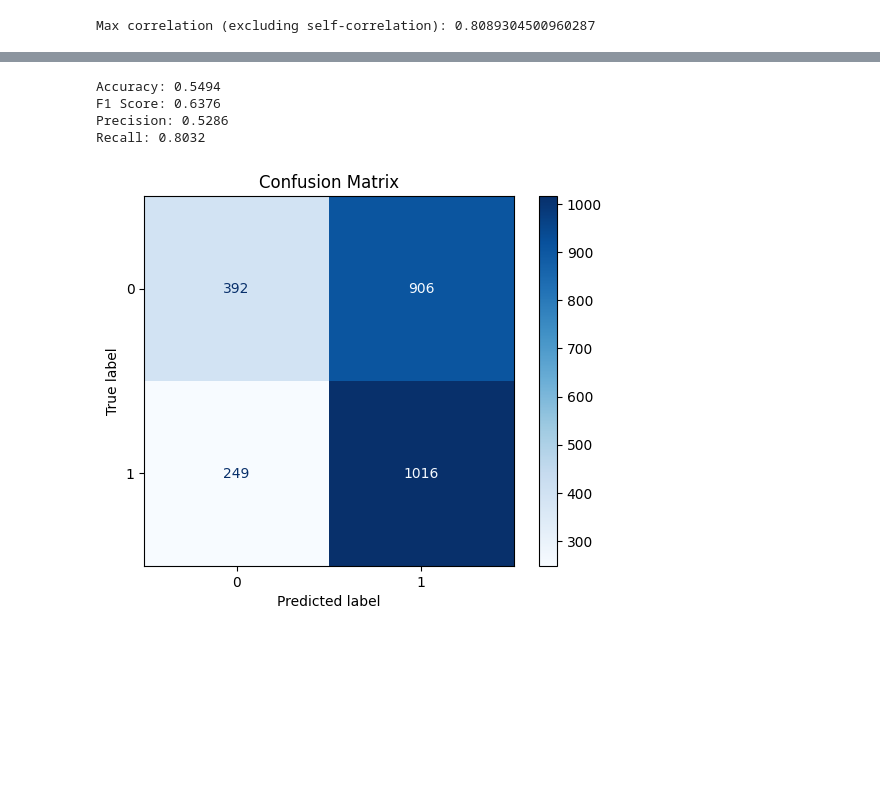
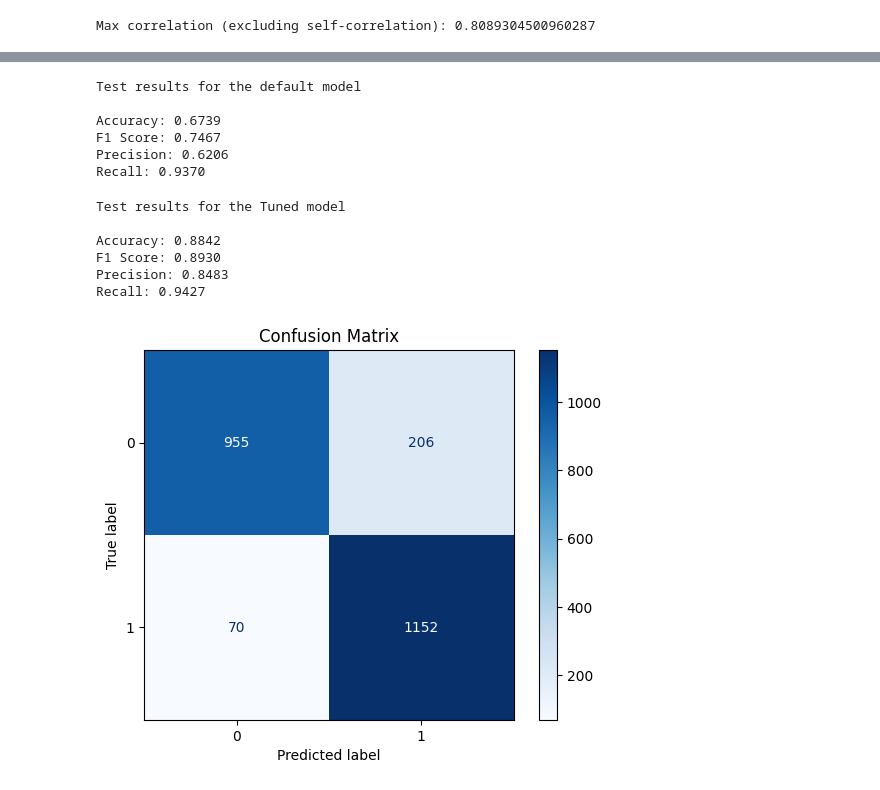
Before and after one commit to anisha150213/CS-790-Project, a Jupyter notebook: main.ipynb, the cells around one changed output, grey strips where cells are left out. Cells and saved outputs as stored; diff of their text form; code cells hidden in the pictures; blank space fills up the shorter version.

Commit message:
trained and model evaluation

```diff
--- a/main.ipynb
+++ b/main.ipynb
@@ -198,7 +208,9 @@ info_df = merged_df[['SubjectID', 'VideoID']].copy()
 timestamps = []
 for (subj, vid), group in info_df.groupby(['SubjectID', 'VideoID']):
     n_samples = len(group)
-    group_times = [i * 0.5 for i in range(n_samples)]  # 0.5 second intervals
+    group_times = [i * 0.5 for i in range(n_samples)]
     timestamps.extend(group_times)
 
+merged_df['Timestamp_sec'] = timestamps
 info_df['Timestamp_sec'] = timestamps
+merged_df.head()
@@ -209,5 +254,11 @@ X = X.reshape((X.shape[0], 1, X.shape[1]))
 # X_train, X_test, y_train, y_test = train_test_split(X, y, test_size=0.2, random_state=42)
 
 X_train, X_test, y_train, y_test, info_train, info_test = train_test_split(
-    X, y, info_df, test_size=0.2, random_state=42
+    X_seq, y_seq, info_seq_df,
+    test_size=0.2,
+    random_state=42,
+    stratify=y_seq
 )
+
+print("Train shapes:", X_train.shape, y_train.shape, info_train.shape)
+print("Test  shapes:", X_test.shape,  y_test.shape,  info_test.shape)
@@ -296,4 +464,5 @@ Best fold based on Accuracy: Fold 10 with Accuracy 0.5683
 # %%
-# best model
-best_model = load_model(f'saved_models/lstm_fold_{best_fold_no}.h5')
+# best models
+best_model_default = load_model(f'{default_folder}/lstm_fold_{best_fold_no_default}.h5')
+best_model_tuned = load_model(f'{tuned_folder}/lstm_fold_{best_fold_no_tuned}.h5')
 # %%
@@ -318,0 +488,11 @@ print(np.unique(y_pred_class))
+# %%
+# tuned model
+test_loss_tuned, test_acc_tuned = best_model_tuned.evaluate(X_test,
+                                                   y_test, verbose=1)
+print(f"Test loss: {test_loss_tuned:.4f}, Test accuracy: {test_acc_tuned:.4f}")
+
+y_pred_prob_tuned = best_model_tuned.predict(X_test).flatten()
+print("Predicted probabilities for tuned model:", y_pred_prob_tuned[:10])
+
+y_pred_class_tuned = (y_pred_prob_tuned > 0.40).astype(int)
+print(np.unique(y_pred_class_tuned))
@@ -331,29 +522,51 @@ result_df = pd.concat([
 result_df.to_csv('test_results.csv', index=False)
 # %%
 # Evaluate the model
-accuracy = accuracy_score(y_test, y_pred_class)
-f1 = f1_score(y_test, y_pred_class)
-precision = precision_score(y_test, y_pred_class)
-recall = recall_score(y_test, y_pred_class)
+accuracy_d = accuracy_score(y_test, y_pred_class_default)
+f1_d = f1_score(y_test, y_pred_class_default)
+precision_d = precision_score(y_test, y_pred_class_default)
+recall_d = recall_score(y_test, y_pred_class_default)
 
-print(f"Accuracy: {accuracy:.4f}")
-print(f"F1 Score: {f1:.4f}")
-print(f"Precision: {precision:.4f}")
-print(f"Recall: {recall:.4f}")
+print(f"Test results for the default model\n")
+print(f"Accuracy: {accuracy_d:.4f}")
+print(f"F1 Score: {f1_d:.4f}")
+print(f"Precision: {precision_d:.4f}")
+print(f"Recall: {recall_d:.4f}")
 # %% [output]
-Accuracy: 0.5494
-F1 Score: 0.6376
-Precision: 0.5286
-Recall: 0.8032
+Test results for the default model
+
+Accuracy: 0.6739
+F1 Score: 0.7467
+Precision: 0.6206
+Recall: 0.9370
+# %%
+# Evaluate the model
+accuracy = accuracy_score(y_test, y_pred_class_tuned)
+f1 = f1_score(y_test, y_pred_class_tuned)
+precision = precision_score(y_test, y_pred_class_tuned)
+recall = recall_score(y_test, y_pred_class_tuned)
+
+print(f"Test results for the Tuned model\n")
+print(f"Accuracy: {accuracy:.4f}")
+print(f"F1 Score: {f1:.4f}")
+print(f"Precision: {precision:.4f}")
+print(f"Recall: {recall:.4f}")
+# %% [output]
+Test results for the Tuned model
+
+Accuracy: 0.8842
+F1 Score: 0.8930
+Precision: 0.8483
+Recall: 0.9427
 # %%
 # confusion metric
-cm = confusion_matrix(y_test, y_pred_class)
+cm = confusion_matrix(y_test, y_pred_class_tuned)
 
 disp = ConfusionMatrixDisplay(confusion_matrix=cm, display_labels=[0, 1])
 disp.plot(cmap='Blues')
 plt.title('Confusion Matrix')
 plt.show()
 # %% [output]
-[figure, old version]
+[figure, new version]
 # %%
 # Calculate ROC
```
Also changed, not shown: parts of 26 cells of this notebook, 3 other files.
